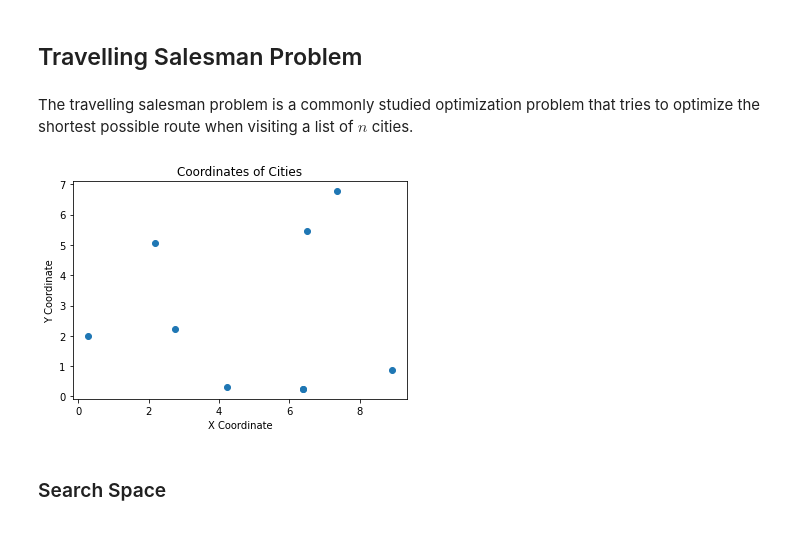
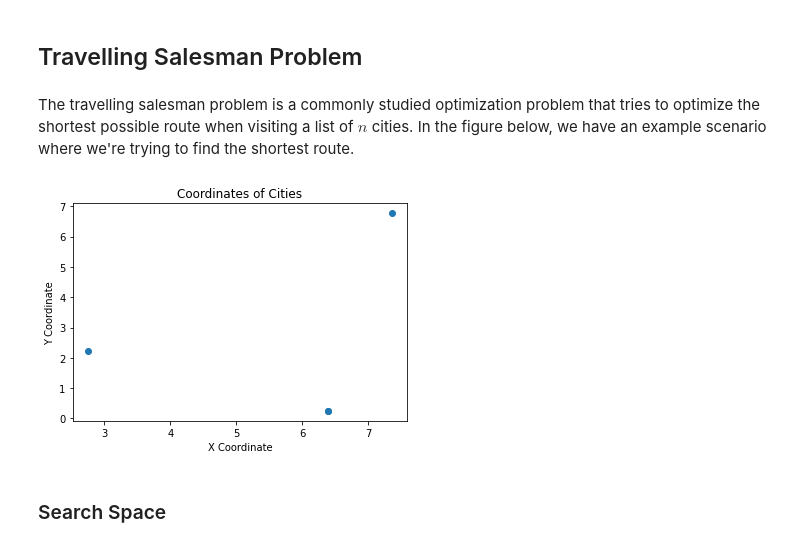
Before and after one commit to evandros-ks/fastblog, a Jupyter notebook: _notebooks/2021-12-22-Tabu_Search.ipynb, the cells around one changed output. Drawn from its saved outputs; the diff is of its cells as text; code cells hidden in the pictures.

```diff
--- a/_notebooks/2021-12-22-Tabu_Search.ipynb
+++ b/_notebooks/2021-12-22-Tabu_Search.ipynb
@@ -188,25 +188,27 @@ while not termination_criteria:
 # %% [markdown]
 ## Travelling Salesman Problem
 # %% [markdown]
-The travelling salesman problem is a commonly studied optimization problem that tries to optimize the shortest possible route when visiting a list of $n$ cities.
+The travelling salesman problem is a commonly studied optimization problem that tries to optimize the shortest possible route when visiting a list of $n$ cities. In the figure below, we have an example scenario where we're trying to find the shortest route.
 # %%
 import matplotlib.pyplot as plt
 import random
 
 random.seed(42)
 
-num_cities = 8
+num_cities = 3
 coordinates = [(round(random.uniform(0, 10), 2), round(random.uniform(0, 10), 2)) for _ in range(num_cities)]
+coordinates = coordinates + [coordinates[0]]
 
-plt.scatter(*zip(*(coordinates+[coordinates[0]])))
+plt.scatter(*zip(*(coordinates)))
+# plt.scatter(*zip(*(coordinates+[coordinates[0]])))
 # plt.plot(*zip(*(coordinates+[coordinates[0]])))
 
 plt.title('Coordinates of Cities')
 plt.xlabel('X Coordinate')
 plt.ylabel('Y Coordinate')
 plt.show()
 # %% [output]
-[figure, old version]
+[figure, new version]
 # %% [markdown]
 ### Search Space
 # %% [markdown]
```
Also changed, not shown: parts of 12 cells of this notebook.
